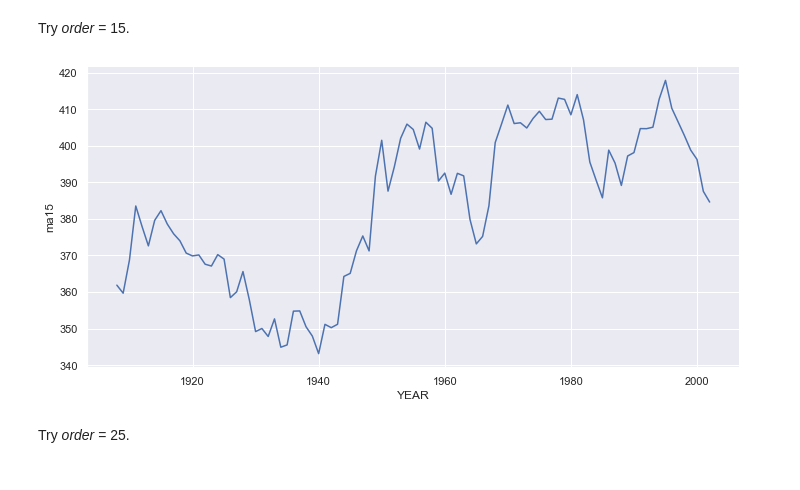
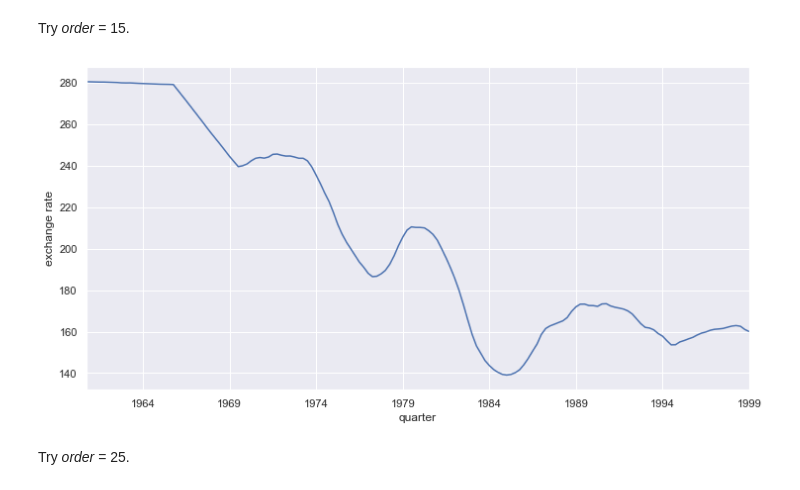
Before and after one commit to ljk233/laughingrook, a Jupyter notebook: posts/2022-05-16-decomposing_non_seasonal.ipynb, the cells around one changed output. Drawn from its saved outputs; the diff is of its cells as text; code cells hidden in the pictures.

```diff
--- a/posts/2022-05-16-decomposing_non_seasonal.ipynb
+++ b/posts/2022-05-16-decomposing_non_seasonal.ipynb
@@ -40,7 +40,7 @@ sns.set_theme()
 # %% [markdown]
 ### Load the data
 # %%
-bomregions = datasets.get_rdataset('bomregions', package='DAAG', cache=True)
-bomregions.data.info()
+macrodat = datasets.get_rdataset('Macrodat', package='Ecdat', cache=True)
+macrodat.data.info()
 # %% [output]
 <class 'pandas.core.frame.DataFrame'>
@@ -74,14 +66,14 @@ Initialise the `Series`.
 # %%
-ts_south_rain = pd.Series(
-    data=bomregions.data['southRain'].to_numpy(),
-    name='SOUTHERN RAINFALL',
-    index=pd.date_range(
-        start='1900',
-        periods=bomregions.data['southRain'].size,
-        freq='A-DEC',
-        name='YEAR'
+ts_exruk = pd.Series(
+    data=macrodat.data['exruk'].to_numpy(),
+    name='exchange rate',
+    index=pd.period_range(
+        start='1959-01-01',
+        periods=macrodat.data['exruk'].size,
+        freq='Q',
+        name='quarter'
     )
 )
-ts_south_rain.info()
+ts_exruk.info()
 # %% [output]
 <class 'pandas.core.series.Series'>
@@ -124,17 +105,11 @@ plt.show()
 # %% [markdown]
 Try *order* = 15.
 # %%
-ma15 = ts_south_rain.rolling(window=15, center=True).mean().dropna()
-g = sns.relplot(
-    x=ma15.index,
-    y=ma15,
-    kind='line',
-    aspect=2,
-)
-g.set_ylabels('ma15')
+ma15 = ts_exruk.rolling(window=15, center=True).mean().dropna()
+_g = ma15.plot(kind='line', figsize=(12, 6), ylabel=ts_exruk.name)
 plt.show()
 # %% [output]
-[figure, old version]
+[figure, new version]
 # %% [markdown]
 Try *order* = 25.
 # %%
```
Also changed, not shown: parts of 12 cells of this notebook, 49 other files.
